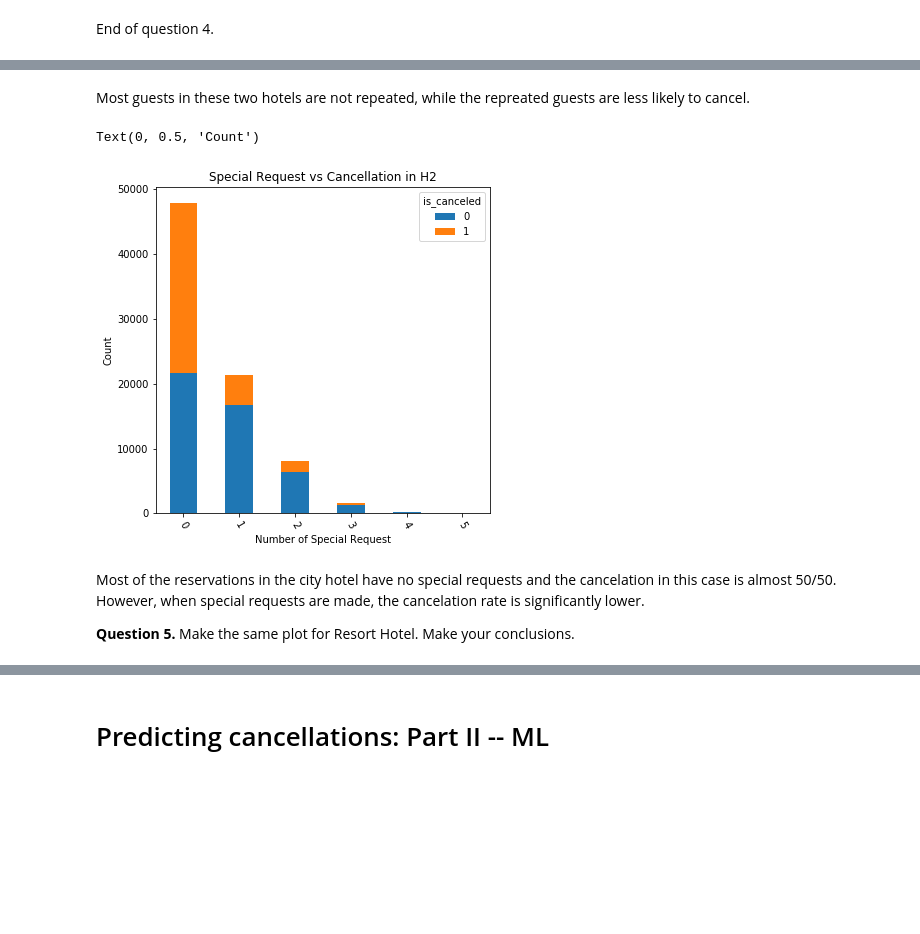
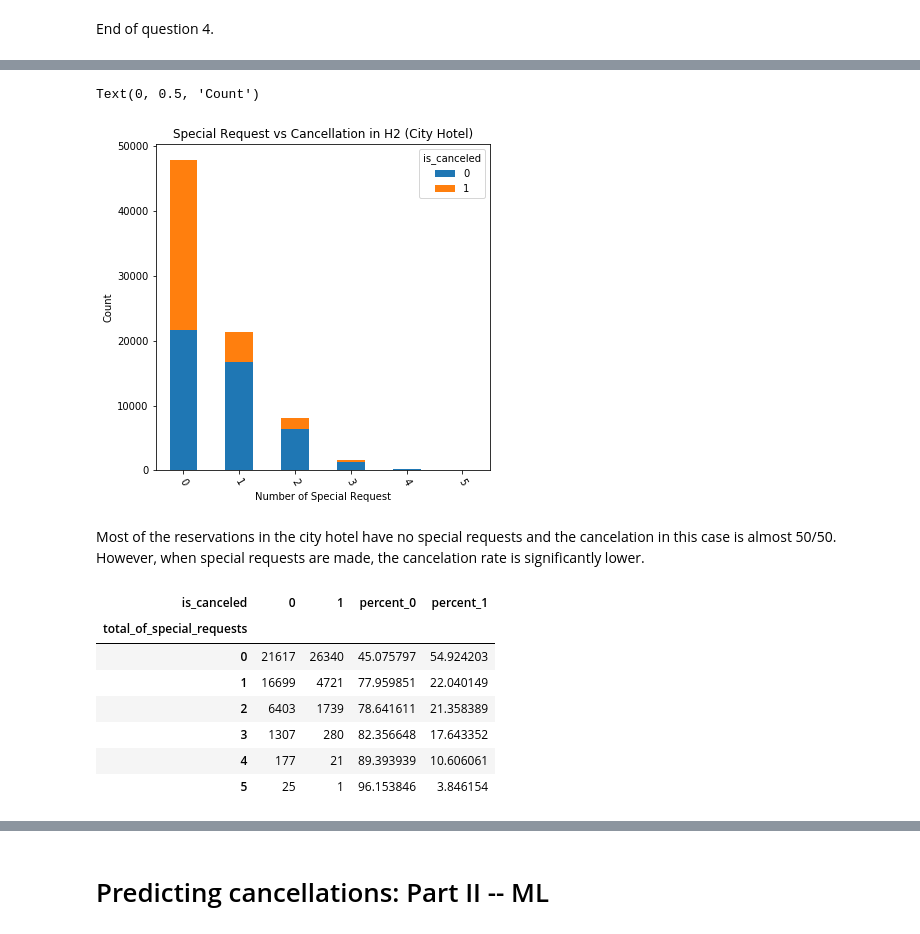
Before and after one commit to ARKEnsae/DM_ML_3A, a Jupyter notebook: TP2/TP2_KA_IB.ipynb, the cells around one changed output, grey strips where cells are left out. Drawn from its saved outputs; the diff is of its cells as text; code cells hidden in the pictures; blank space fills up the shorter version.

```diff
--- a/TP2/TP2_KA_IB.ipynb
+++ b/TP2/TP2_KA_IB.ipynb
@@ -335,16 +356,28 @@ plt.plot()
-# %% [markdown]
-Most guests in these two hotels are not repeated, while the repreated guests are less likely to cancel.
 # %%
 data_req = data[(data['hotel'] == 'City Hotel')].groupby(['total_of_special_requests', 'is_canceled']).size().unstack(level=1)
 data_req.plot(kind='bar', stacked=True, figsize=(6,6))
-plt.title('Special Request vs Cancellation in H2')
+plt.title('Special Request vs Cancellation in H2 (City Hotel)')
 plt.xlabel('Number of Special Request', fontsize=10)
 plt.xticks(rotation=300)
 plt.ylabel('Count', fontsize=10)
 # %% [output]
 Text(0, 0.5, 'Count')
-[figure, old version]
+[figure, new version]
 # %% [markdown]
 Most of the reservations in the city hotel have no special requests and the cancelation in this case is almost 50/50. However, when special requests are made, the cancelation rate is significantly lower.
-
-**Question 5.** Make the same plot for Resort Hotel. Make your conclusions.
+# %%
+# From raw value to percentage
+total = [i+j for i,j in zip(data_req[0], data_req[1])]
+data_req['percent_0'] = [i / j * 100 for i,j in zip(data_req[0], total)]
+data_req['percent_1'] = [i / j * 100 for i,j in zip(data_req[1], total)]
+data_req.iloc[:, 2:4]
+data_req
+# %% [output]
+| is_canceled | 0 | 1 | percent_0 | percent_1 |
+| total_of_special_requests |  |  |  |  |
+| 0 | 21617 | 26340 | 45.075797 | 54.924203 |
+| 1 | 16699 | 4721 | 77.959851 | 22.040149 |
+| 2 | 6403 | 1739 | 78.641611 | 21.358389 |
+| 3 | 1307 | 280 | 82.356648 | 17.643352 |
+| 4 | 177 | 21 | 89.393939 | 10.606061 |
+| 5 | 25 | 1 | 96.153846 | 3.846154 |
```
Also changed, not shown: parts of 29 cells of this notebook.
